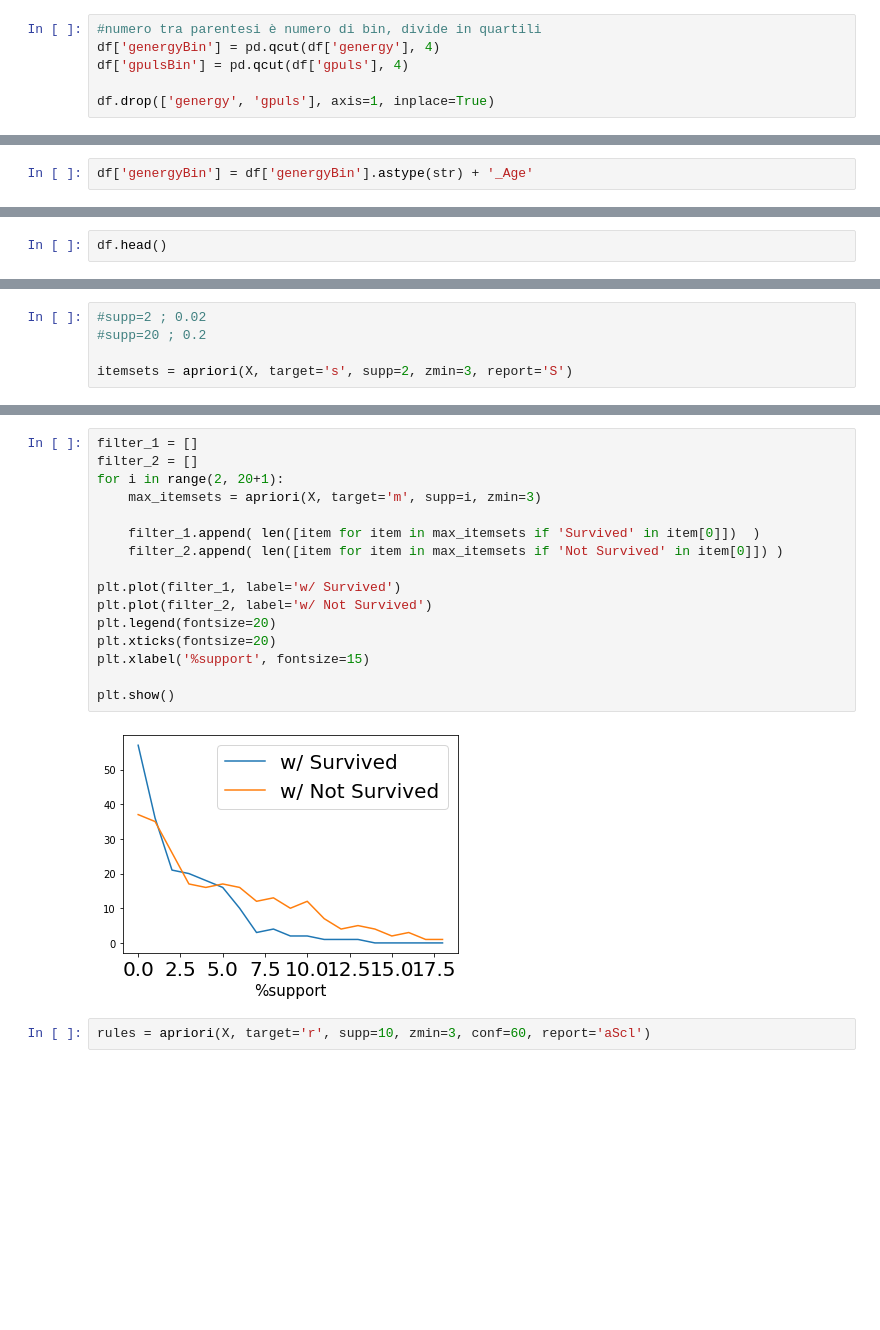
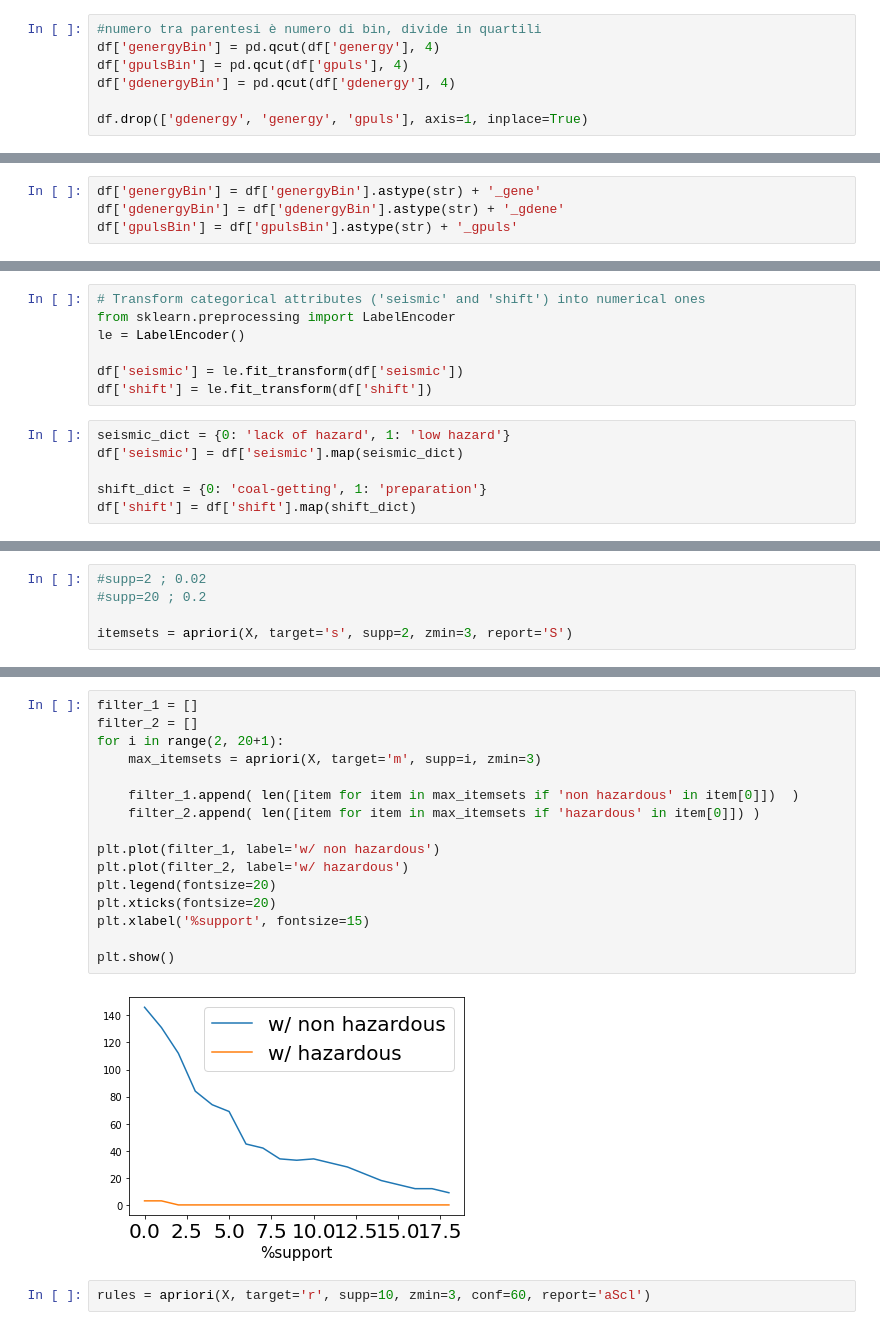
Before and after one commit to Grade0/DM-I, a Jupyter notebook: pattern mining.ipynb, the cells around one changed output, grey strips where cells are left out. Saved outputs shown, nothing was run; the diff lists cells and outputs as text; blank space fills up the shorter version.

```diff
--- a/pattern mining.ipynb
+++ b/pattern mining.ipynb
@@ -36,8 +36,9 @@ df.head()
 #numero tra parentesi è numero di bin, divide in quartili
 df['genergyBin'] = pd.qcut(df['genergy'], 4)
 df['gpulsBin'] = pd.qcut(df['gpuls'], 4)
+df['gdenergyBin'] = pd.qcut(df['gdenergy'], 4)
 
-df.drop(['genergy', 'gpuls'], axis=1, inplace=True)
+df.drop(['gdenergy', 'genergy', 'gpuls'], axis=1, inplace=True)
 # %%
 df.head()
 # %% [output]
@@ -50,2 +51,4 @@ df.head()
 # %%
-df['genergyBin'] = df['genergyBin'].astype(str) + '_Age'
+df['genergyBin'] = df['genergyBin'].astype(str) + '_gene'
+df['gdenergyBin'] = df['gdenergyBin'].astype(str) + '_gdene'
+df['gpulsBin'] = df['gpulsBin'].astype(str) + '_gpuls'
@@ -61,5 +55,16 @@ df.head()
 # %%
 class_dict = {0: 'non hazardous', 1: 'hazardous'}
 df['class'] = df['class'].map(class_dict)
+# %%
+# Transform categorical attributes ('seismic' and 'shift') into numerical ones
+from sklearn.preprocessing import LabelEncoder
+le = LabelEncoder()
+
+df['seismic'] = le.fit_transform(df['seismic'])
+df['shift'] = le.fit_transform(df['shift'])
 # %%
-df.head()
+seismic_dict = {0: 'lack of hazard', 1: 'low hazard'}
+df['seismic'] = df['seismic'].map(seismic_dict)
+
+shift_dict = {0: 'coal-getting', 1: 'preparation'}
+df['shift'] = df['shift'].map(shift_dict)
@@ -190,21 +174,21 @@ plt.show()
 # %%
 filter_1 = []
 filter_2 = []
 for i in range(2, 20+1):
     max_itemsets = apriori(X, target='m', supp=i, zmin=3)
 
-    filter_1.append( len([item for item in max_itemsets if 'Survived' in item[0]])  )
-    filter_2.append( len([item for item in max_itemsets if 'Not Survived' in item[0]]) )
+    filter_1.append( len([item for item in max_itemsets if 'non hazardous' in item[0]])  )
+    filter_2.append( len([item for item in max_itemsets if 'hazardous' in item[0]]) )
 
-plt.plot(filter_1, label='w/ Survived')
-plt.plot(filter_2, label='w/ Not Survived')
+plt.plot(filter_1, label='w/ non hazardous')
+plt.plot(filter_2, label='w/ hazardous')
 plt.legend(fontsize=20)
 plt.xticks(fontsize=20)
 plt.xlabel('%support', fontsize=15)
 
 plt.show()
 # %% [output]
-[figure, old version]
+[figure, new version]
 # %%
 rules = apriori(X, target='r', supp=10, zmin=3, conf=60, report='aScl')
 # %%
```
Also changed, not shown: parts of 26 cells of this notebook.
